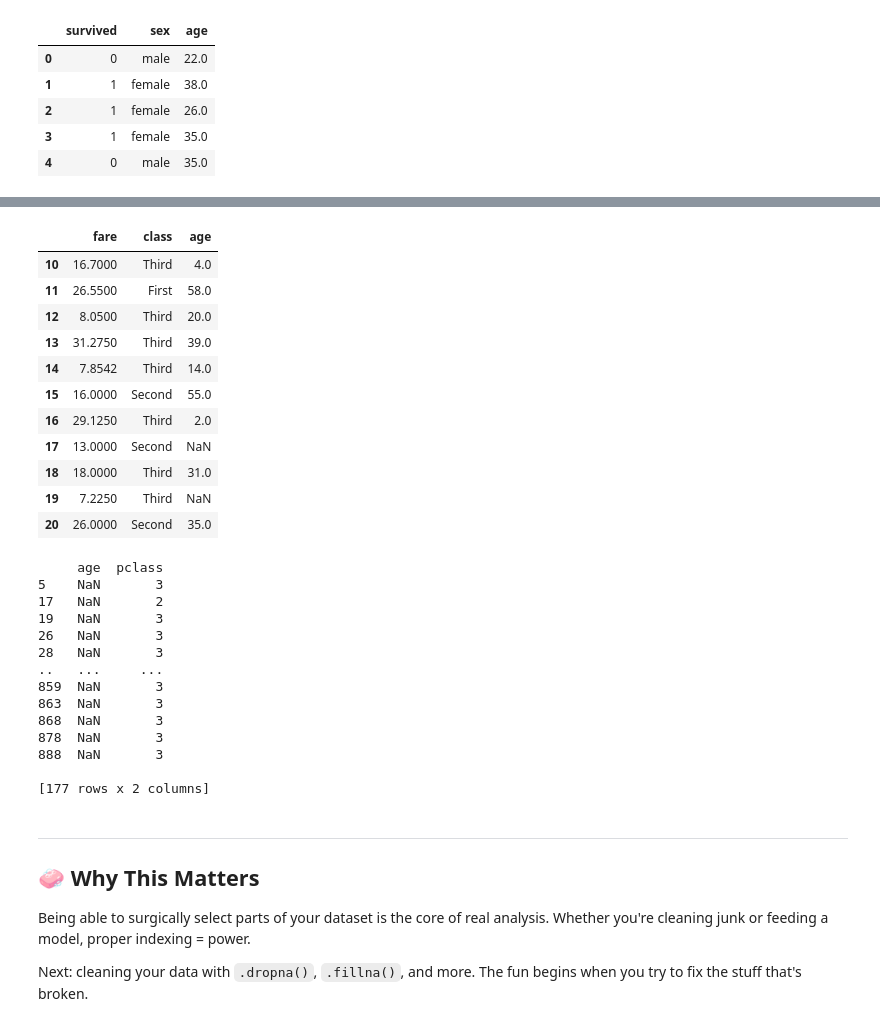
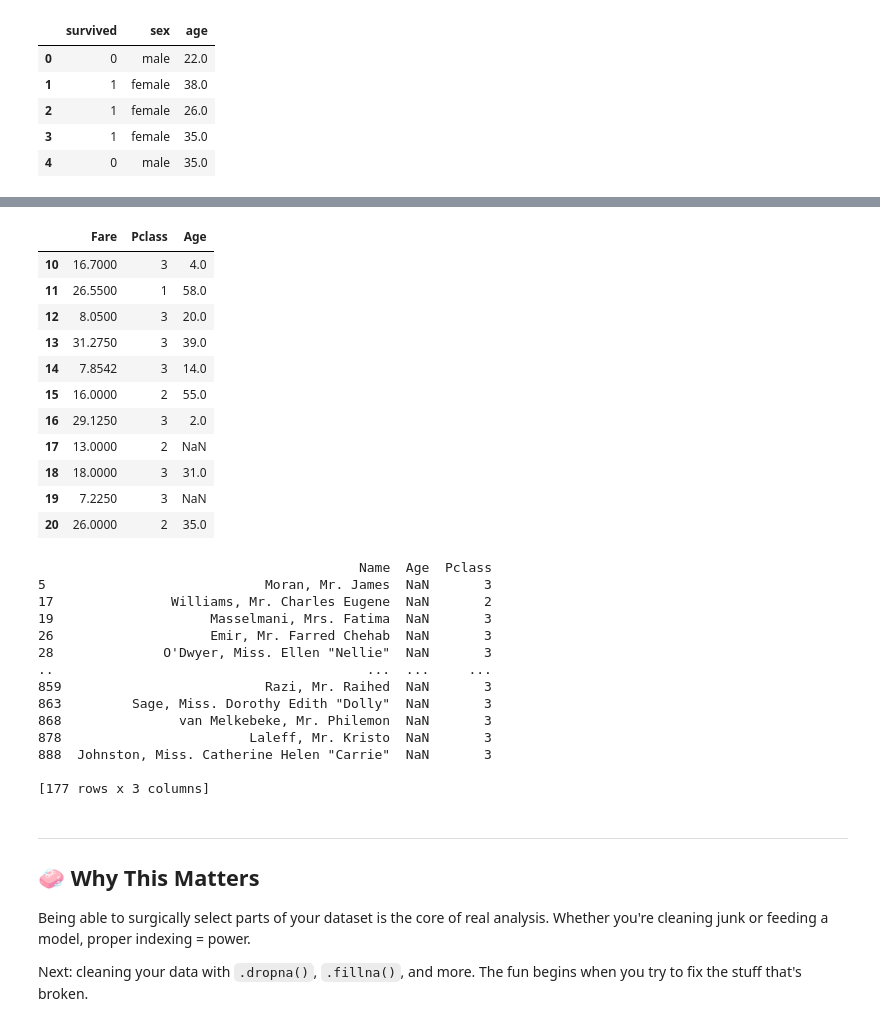
Before and after one commit to jay-d515/jay-d515-3603-DataScience, a Jupyter notebook: Completed/06-Working_with_Data/04-indexing_and_selection.ipynb, the cells around one changed output, grey strips where cells are left out. Drawn from its saved outputs; the diff is of its cells as text; code cells hidden in the pictures.

```diff
--- a/Completed/06-Working_with_Data/04-indexing_and_selection.ipynb
+++ b/Completed/06-Working_with_Data/04-indexing_and_selection.ipynb
@@ -33,10 +32,16 @@ df.head(3)
 # %% [markdown]
 ## 🔎 Select rows by label with `.loc[]`
 # %%
+import pandas as pd
+
+# We'll use the Titanic dataset again
+df = pd.read_csv("titanic.csv")
+df.head(3)
+
 # .loc[row_label, column_label]
 # Titanic uses default RangeIndex, so labels are integers
 print(df.loc[0])
 
 # Row range (inclusive!)
-df.loc[0:4, ["age", "fare", "sex"]]
+df.loc[0:4, ["Age", "Fare", "Sex"]]
 # %% [output]
@@ -219,39 +215,39 @@ df[(df["pclass"] == 2) & (df["age"] < 15)]
 # %%
 # Use .loc[] to select the rows 10–20 and only the columns fare, class, and age
-df.loc[10:20, ["fare", "class", "age"]]
+df.loc[10:20, ["Fare", "Pclass", "Age"]]
 # %% [output]
-|  | fare | class | age |
-| 10 | 16.7000 | Third | 4.0 |
-| 11 | 26.5500 | First | 58.0 |
-| 12 | 8.0500 | Third | 20.0 |
-| 13 | 31.2750 | Third | 39.0 |
-| 14 | 7.8542 | Third | 14.0 |
-| 15 | 16.0000 | Second | 55.0 |
-| 16 | 29.1250 | Third | 2.0 |
-| 17 | 13.0000 | Second | NaN |
-| 18 | 18.0000 | Third | 31.0 |
-| 19 | 7.2250 | Third | NaN |
-| 20 | 26.0000 | Second | 35.0 |
+|  | Fare | Pclass | Age |
+| 10 | 16.7000 | 3 | 4.0 |
+| 11 | 26.5500 | 1 | 58.0 |
+| 12 | 8.0500 | 3 | 20.0 |
+| 13 | 31.2750 | 3 | 39.0 |
+| 14 | 7.8542 | 3 | 14.0 |
+| 15 | 16.0000 | 2 | 55.0 |
+| 16 | 29.1250 | 3 | 2.0 |
+| 17 | 13.0000 | 2 | NaN |
+| 18 | 18.0000 | 3 | 31.0 |
+| 19 | 7.2250 | 3 | NaN |
+| 20 | 26.0000 | 2 | 35.0 |
 # %%
 # Find passengers with missing age and print only their name, age, and pclass (use .isnull())
-bonus = df[df["age"].isnull()]
+bonus = df[df["Age"].isnull()]
 
-print(bonus[["age", "pclass"]])
+print(bonus[["Name", "Age", "Pclass"]])
 # %% [output]
-     age  pclass
-5    NaN       3
-17   NaN       2
-19   NaN       3
-26   NaN       3
-28   NaN       3
-..   ...     ...
-859  NaN       3
-863  NaN       3
-868  NaN       3
-878  NaN       3
-888  NaN       3
+                                         Name  Age  Pclass
+5                            Moran, Mr. James  NaN       3
+17               Williams, Mr. Charles Eugene  NaN       2
+19                    Masselmani, Mrs. Fatima  NaN       3
+26                    Emir, Mr. Farred Chehab  NaN       3
+28              O'Dwyer, Miss. Ellen "Nellie"  NaN       3
+..                                        ...  ...     ...
+859                          Razi, Mr. Raihed  NaN       3
+863         Sage, Miss. Dorothy Edith "Dolly"  NaN       3
+868               van Melkebeke, Mr. Philemon  NaN       3
+878                        Laleff, Mr. Kristo  NaN       3
+888  Johnston, Miss. Catherine Helen "Carrie"  NaN       3
 
-[177 rows x 2 columns]
+[177 rows x 3 columns]
 # %% [markdown]
 ---
 ## 🧼 Why This Matters
```
Also changed, not shown: parts of 12 cells of this notebook.
